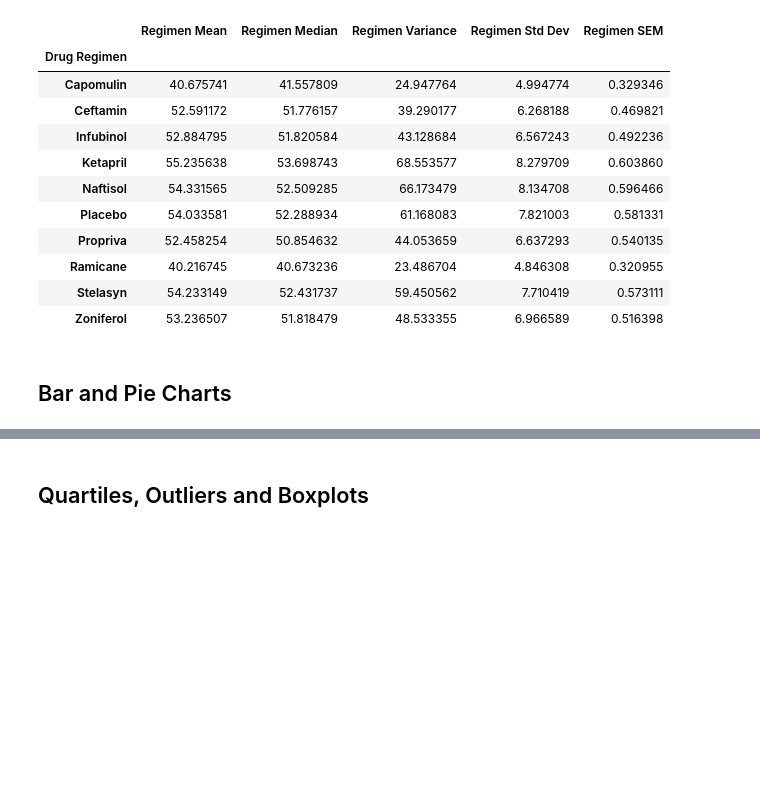
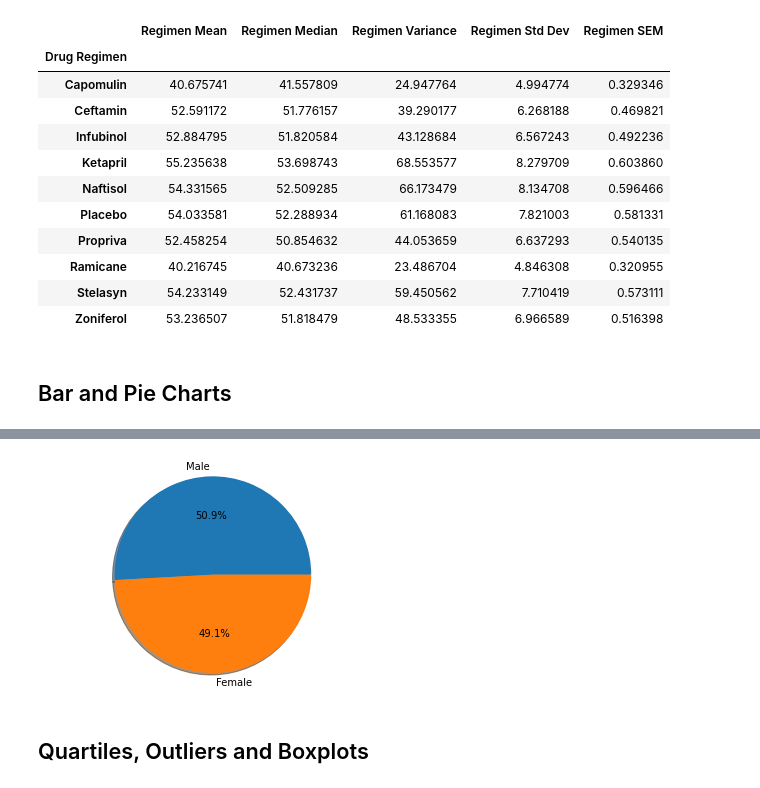
Before and after one commit to j0serobles/UCF_Data_Bootcamp_Homework_5, a Jupyter notebook: Instructions/Pymaceuticals/pymaceuticals_starter.ipynb, the cells around one changed output, grey strips where cells are left out. Saved outputs shown, nothing was run; the diff lists cells and outputs as text; code cells hidden in the pictures; blank space fills up the shorter version.

```diff
--- a/Instructions/Pymaceuticals/pymaceuticals_starter.ipynb
+++ b/Instructions/Pymaceuticals/pymaceuticals_starter.ipynb
@@ -171,2 +181,9 @@ plt.show()
 # %%
-# Generate a pie plot showing the distribution of female versus male mice using pandas
+# Generate a pie plot showing the distribution of female versus male mice using pyplot
+labels = sex_counts.index
+counts = sex_counts.values
+plt.pie(counts, labels=labels, autopct="%1.1f%%", shadow=True)
+plt.axis("equal")
+plt.show()
+# %% [output]
+[figure, added]
```
Also changed, not shown: parts of 4 cells of this notebook.
